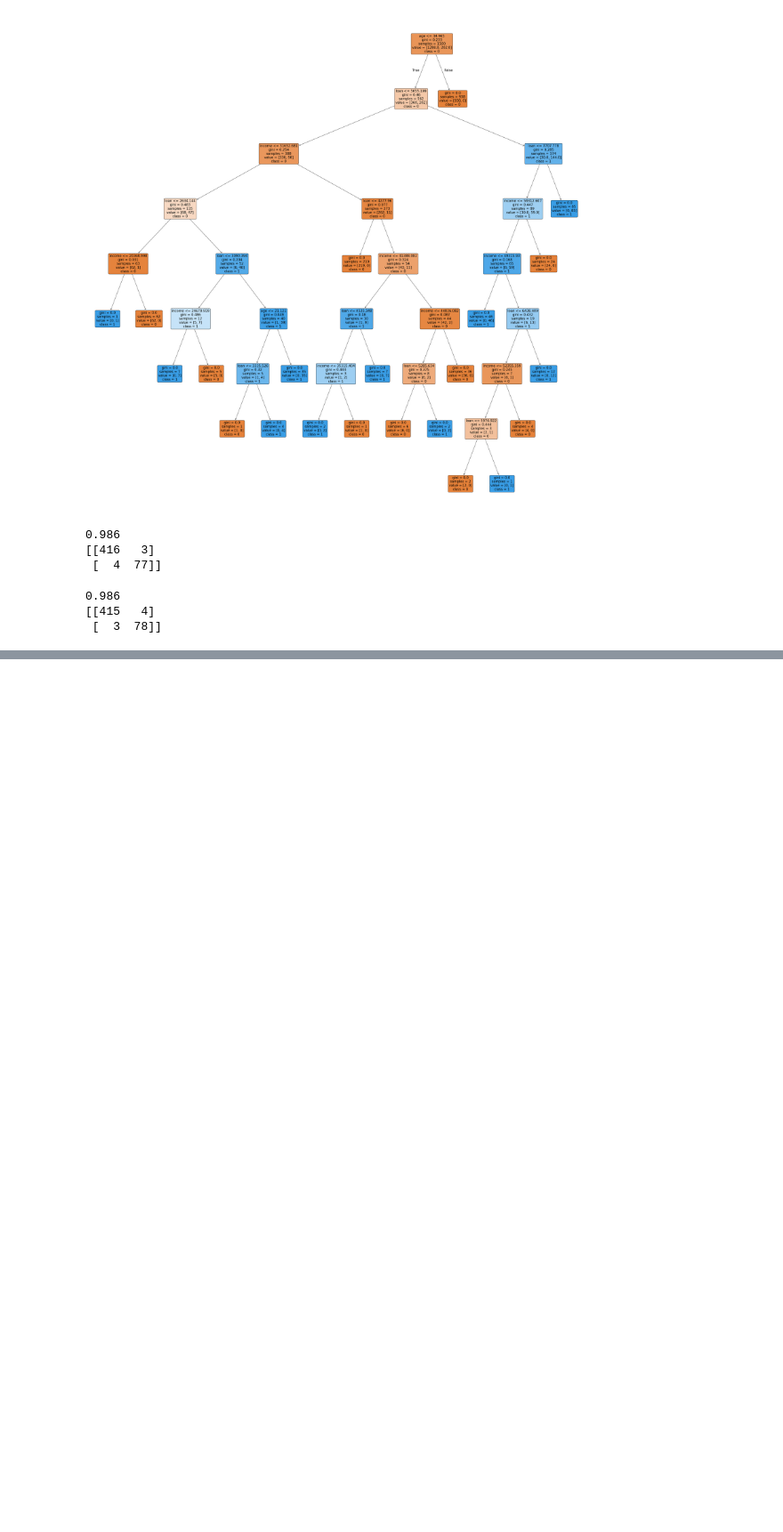
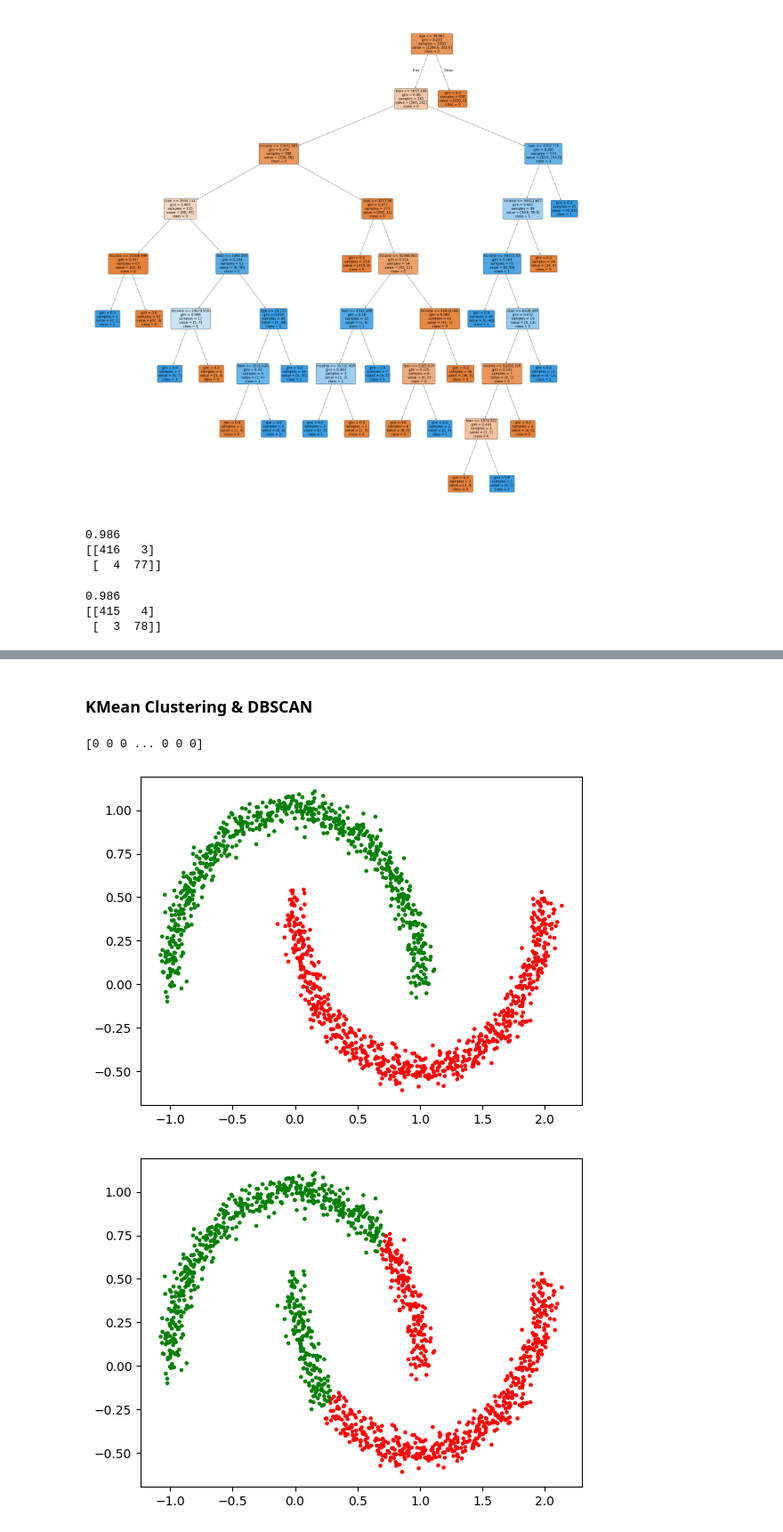
Before and after one commit to shri-ram07/MachineLearning, a Jupyter notebook: Full_Machine_learning.ipynb, the cells around one changed output, grey strips where cells are left out. Shown at 89% size. Saved outputs shown, nothing was run; the diff lists cells and outputs as text; code cells hidden in the pictures; blank space fills up the shorter version.

```diff
--- a/Full_Machine_learning.ipynb
+++ b/Full_Machine_learning.ipynb
@@ -325,0 +628,31 @@ print(confusion_matrix(test_y,model.predict(test_x)))
+# %% [markdown]
+### **KMean Clustering & DBSCAN**
+# %%
+from sklearn.cluster import KMeans
+from sklearn.cluster import DBSCAN
+x , y = datasets.make_moons(n_samples=1500, noise=0.05,random_state=3)
+x1 = x[:,0]
+x2 = x[:,1]
+
+
+
+est = DBSCAN(eps=.3)
+est.fit(x)
+y_pred = est.labels_.astype(int)
+print(y_pred)
+colors = np.array(["red","green"])
+plt.scatter(x1,x2,s=5,color=colors[y_pred])
+plt.show()
+
+
+#by kmeans
+
+est2 = KMeans(n_clusters=2, random_state=3)
+est2.fit(x)
+y_pred2 = est2.labels_.astype(int)
+plt.scatter(x1,x2,s=5,color=colors[y_pred2])
+plt.show()
+# %% [output]
+[0 0 0 ... 0 0 0]
+[figure, added]
+[figure, added]
```
Also changed, not shown: parts of 38 cells of this notebook, 1 other file.
